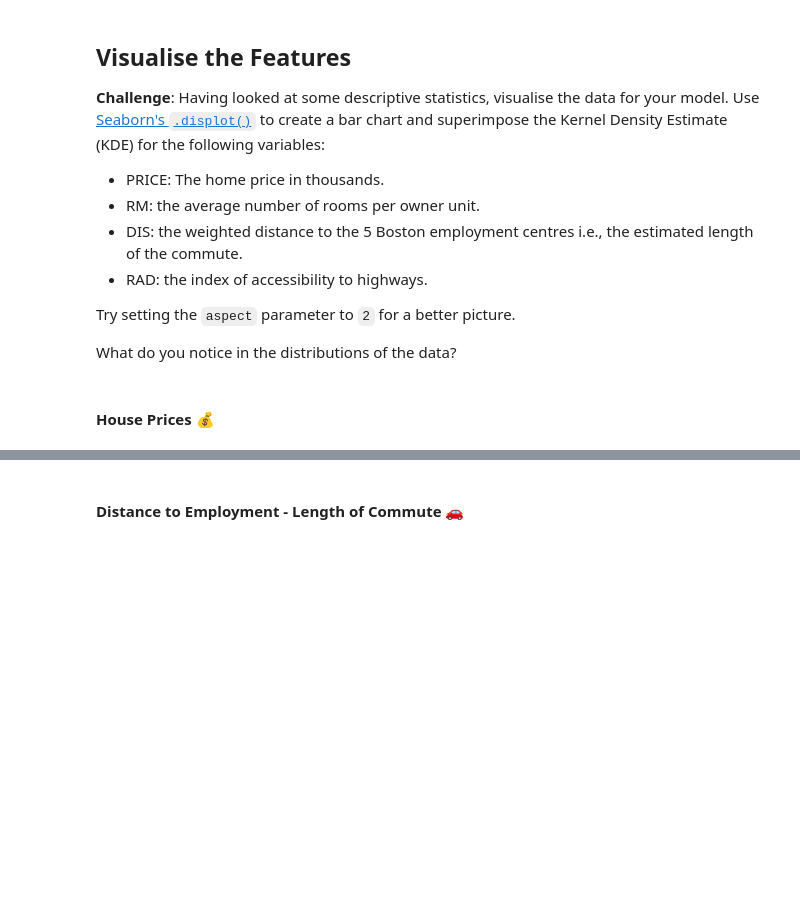
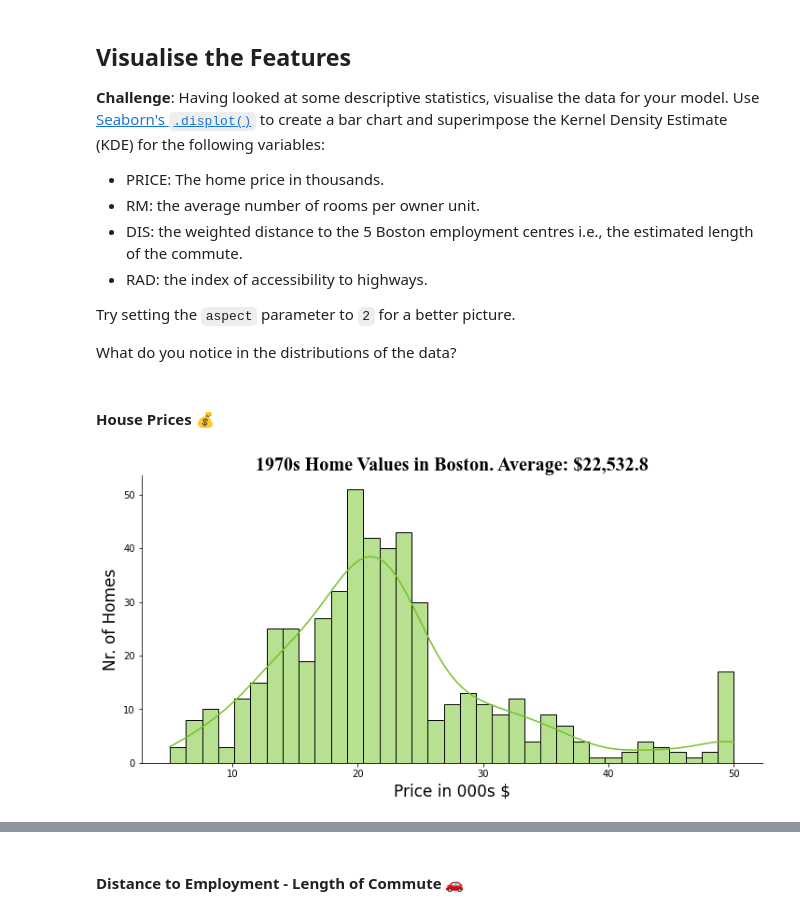
Before and after one commit to DarkDk123/House-valuation-model, a Jupyter notebook: Multivariable_Regression_and_Valuation_Model_(start).ipynb, the cells around one changed output, grey strips where cells are left out. Cells and saved outputs as stored; diff of their text form; code cells hidden in the pictures; blank space fills up the shorter version.

Commit message:
Visualize the Distribution of Features.

```diff
--- a/Multivariable_Regression_and_Valuation_Model_(start).ipynb
+++ b/Multivariable_Regression_and_Valuation_Model_(start).ipynb
@@ -224,3 +224,22 @@ Try setting the `aspect` parameter to `2` for a better picture.
 What do you notice in the distributions of the data?
 # %% [markdown]
 #### House Prices 💰
+# %%
+dis_bar_price = sns.displot(
+    x=data.PRICE,
+    bins=35,
+    kde=True,
+    aspect=2,
+    color='#73c225'
+)
+plt.title(f'1970s Home Values in Boston. Average: ${av_house_price*1000:,.6}',
+        fontdict={
+            'fontfamily':'Times New Roman',
+            'size':20, 'weight':'bold'
+        }
+)
+plt.xlabel('Price in 000s $', fontsize=17)
+plt.ylabel('Nr. of Homes', fontsize=17)
+plt.show()
+# %% [output]
+[figure, added]
```
Also changed, not shown: parts of 7 cells of this notebook.
